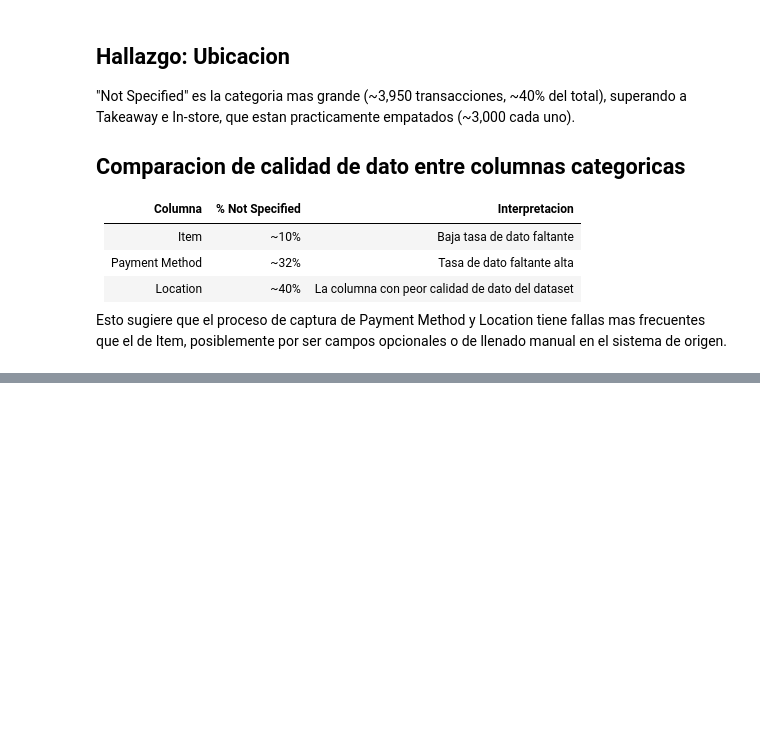
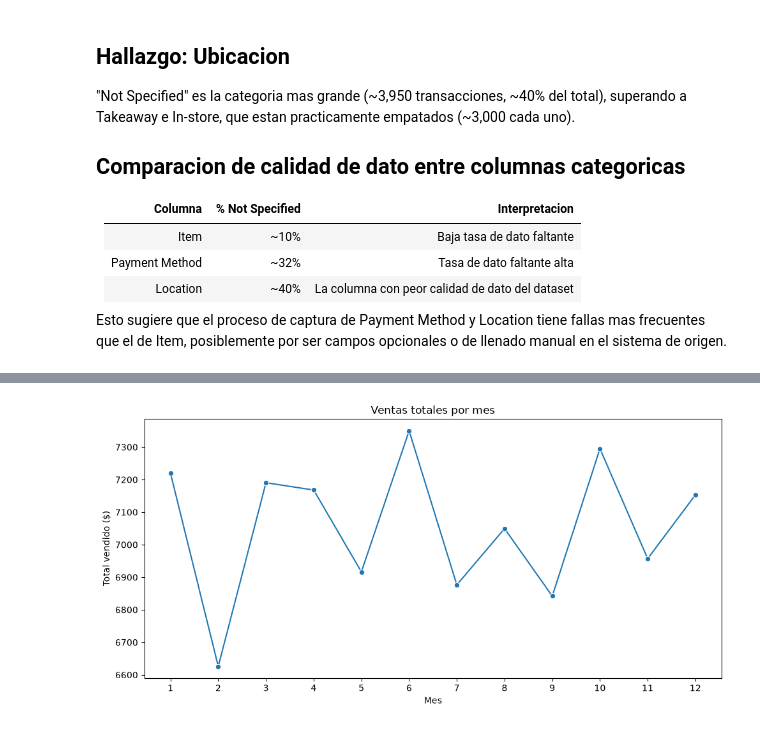
Before and after one commit to Ma-Daniela3224/cafe-sales-data-cleaning, a Jupyter notebook: notebooks/03_analisis_exploratorio.ipynb, the cells around one changed output, grey strips where cells are left out. Saved outputs shown, nothing was run; the diff lists cells and outputs as text; code cells hidden in the pictures; blank space fills up the shorter version.

Commit message:
feat: Completa EDA con analisis temporal y distribucion del ticket promedio

```diff
--- a/notebooks/03_analisis_exploratorio.ipynb
+++ b/notebooks/03_analisis_exploratorio.ipynb
@@ -134,3 +134,12 @@ superando a Takeaway e In-store, que estan practicamente empatados (~3,000 cada
 Esto sugiere que el proceso de captura de Payment Method y Location tiene fallas
 mas frecuentes que el de Item, posiblemente por ser campos opcionales o de
 llenado manual en el sistema de origen.
+# %%
+# Trabajamos sobre una copia filtrada, solo para este analisis de tiempo
+df_con_fecha = df.dropna(subset=['Transaction Date']).copy()
+
+# Extraemos el mes (1-12)
+df_con_fecha['Mes'] = df_con_fecha['Transaction Date'].dt.month
+
+ventas_por_mes = df_con_fecha.groupby('Mes')['Total Spent'].sum()
+ventas_por_mes
@@ -136,0 +161,11 @@ llenado manual en el sistema de origen.
+# %%
+plt.figure(figsize=(10, 5))
+sns.lineplot(x=ventas_por_mes.index, y=ventas_por_mes.values, marker='o')
+plt.title('Ventas totales por mes')
+plt.xlabel('Mes')
+plt.ylabel('Total vendido ($)')
+plt.xticks(range(1, 13))
+plt.tight_layout()
+plt.show()
+# %% [output]
+[figure, added]
```
Also changed, not shown: parts of 5 cells of this notebook.
